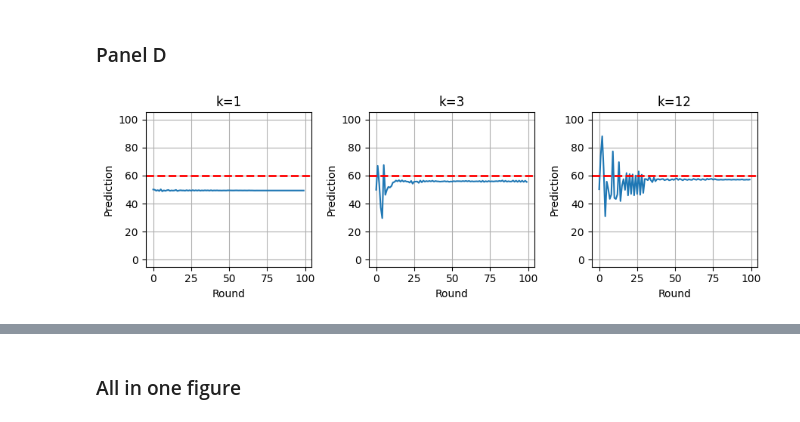
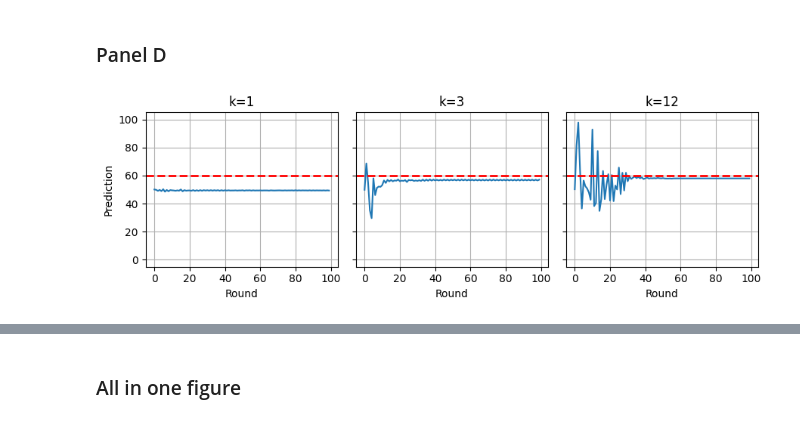
Before and after one commit to EAndrade-Lotero/ElFarolArthur, a Jupyter notebook: notebooks/Figure10.ipynb, the cells around one changed output, grey strips where cells are left out. Drawn from its saved outputs; the diff is of its cells as text; code cells hidden in the pictures.

```diff
--- a/notebooks/Figure10.ipynb
+++ b/notebooks/Figure10.ipynb
@@ -151,7 +152,7 @@ second_row_array = np.array(pil_image)
 ks = [1, 3, 12]
 ds = [24]
 sds = [0.08]
-num_rounds = 200
+num_rounds = 100
 df = main_gaussian(
     ks=ks,
     ds=ds,
@@ -170,6 +171,7 @@ fig, ax = plt.subplots(
     1,3,
     figsize=(9, 3),
     tight_layout=True,
+    sharex=True, sharey=True
 )
 
 for i, k in enumerate(ks):
@@ -239,36 +212,37 @@ df = main_gaussian(
     seed=42
 )
 # %%
-df2B = df.groupby(['Identifier', 'Round', 'Num_predictors', 'Memory']).agg(
+df2D = df.groupby(['Identifier', 'Round', 'Num_predictors', 'Memory']).agg(
         Prediction=pd.NamedAgg(column="Prediction", aggfunc=lambda x: np.mean(x.values))
 ).reset_index()
 # %%
 fig, ax = plt.subplots(
     1,3,
     figsize=(9, 3),
     tight_layout=True,
+    sharex=True, sharey=True,
 )
 
 for i, k in enumerate(ks):
-    df2C = df2B[df2B['Num_predictors'] == k].reset_index()
+    df2C = df2D[df2D['Num_predictors'] == k].reset_index()
     sns.lineplot(
         x='Round', y='Prediction',
         data=df2C,
         ax=ax[i],
         err_style="bars",ci=95
     )
     ax[i].set_ylabel('Prediction')
     ax[i].set_xlabel('Round')
     ax[i].set_title(f"k={k}")
     ax[i].grid()
     ax[i].set_ylim(-5, 105)
     ax[i].axhline(60, ls='--', color='red', linewidth=2)
 
 # Convert figure to image array
 fig.canvas.draw()
 rgba_bytes = fig.canvas.buffer_rgba().tobytes()
 width, height = fig.canvas.get_width_height()
 pil_image = PIL.Image.frombytes(mode="RGBA", size=[width, height], data=rgba_bytes)
-fifth_row_array = np.array(pil_image)
+fourth_row_array = np.array(pil_image)
 # %% [output]
-[figure, old version]
+[figure, new version]
```
Also changed, not shown: parts of 9 cells of this notebook, 9 other files.
